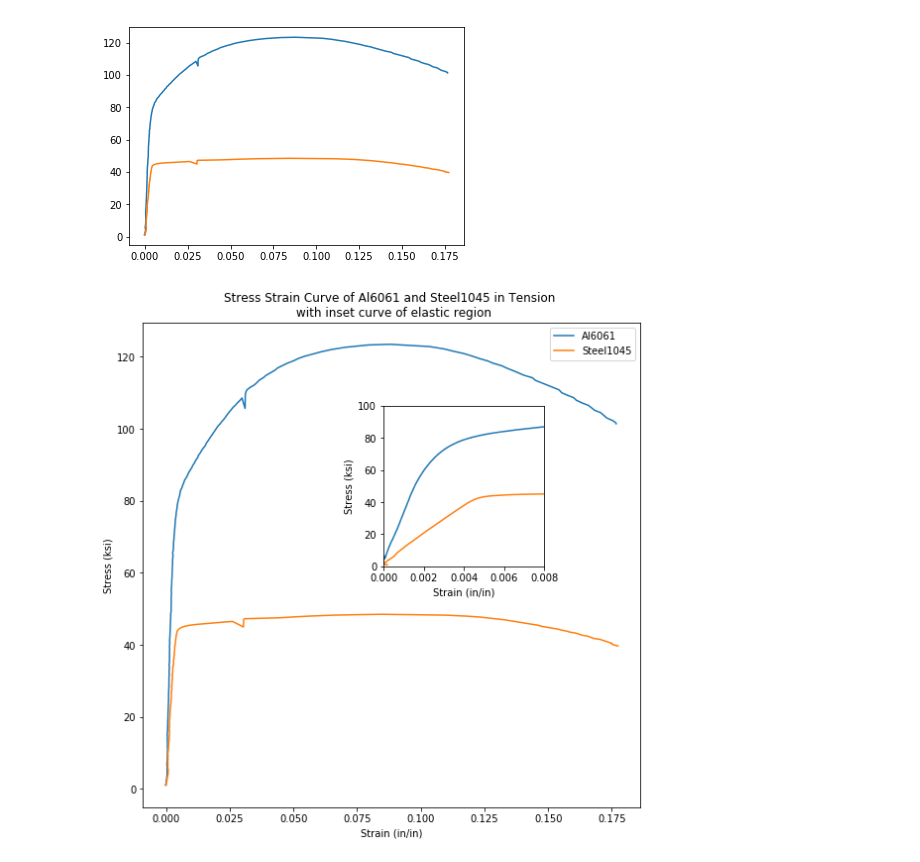
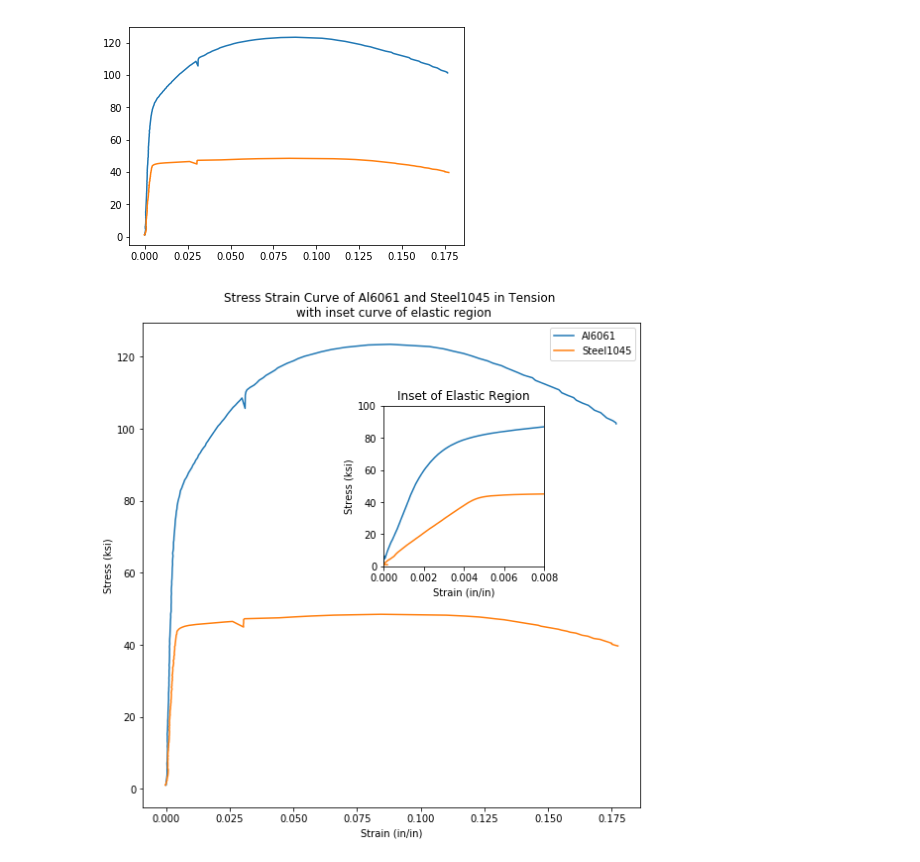
Before and after one commit to ProfessorKazarinoff/staticsite, a Jupyter notebook: content/code/matplotlib_plots/stress_strain_curves/stress_strain_curve_with_inset_elastic_region.ipynb, the cells around one changed output. Saved outputs shown, nothing was run; the diff lists cells and outputs as text; code cells hidden in the pictures.

Commit message:
working on inset curve post

```diff
--- a/content/code/matplotlib_plots/stress_strain_curves/stress_strain_curve_with_inset_elastic_region.ipynb
+++ b/content/code/matplotlib_plots/stress_strain_curves/stress_strain_curve_with_inset_elastic_region.ipynb
@@ -28,20 +134,21 @@ plt.show()
 # %%
 fig, ax1 = plt.subplots()
 fig.set_size_inches([9,9])
 ax1.plot(strain_al_plastic,stress_al,strain_steel_plastic,stress_steel)
 ax1.legend(['Al6061','Steel1045'])
 ax1.set_xlabel('Strain (in/in)')
 ax1.set_ylabel('Stress (ksi)')
 ax1.set_title('Stress Strain Curve of Al6061 and Steel1045 in Tension \n with inset curve of elastic region')
 left, bottom, width, height = [0.5, 0.5, 0.25, 0.25]
 ax2 = fig.add_axes([left, bottom, width, height])
 ax2.plot(strain_al_elastic,stress_al,strain_steel_elastic, stress_steel)
 ax2.set_xlabel('Strain (in/in)')
 ax2.set_ylabel('Stress (ksi)')
+ax2.set_title('Inset of Elastic Region')
 ax2.set_xlim([0,0.008])
 ax2.set_ylim([0,100])
 fig.savefig('stress_strain_curve_with_inset.png')
 
 plt.show()
 # %% [output]
-[figure, old version]
+[figure, new version]
```
Also changed, not shown: parts of 11 cells of this notebook, 3 other files.
